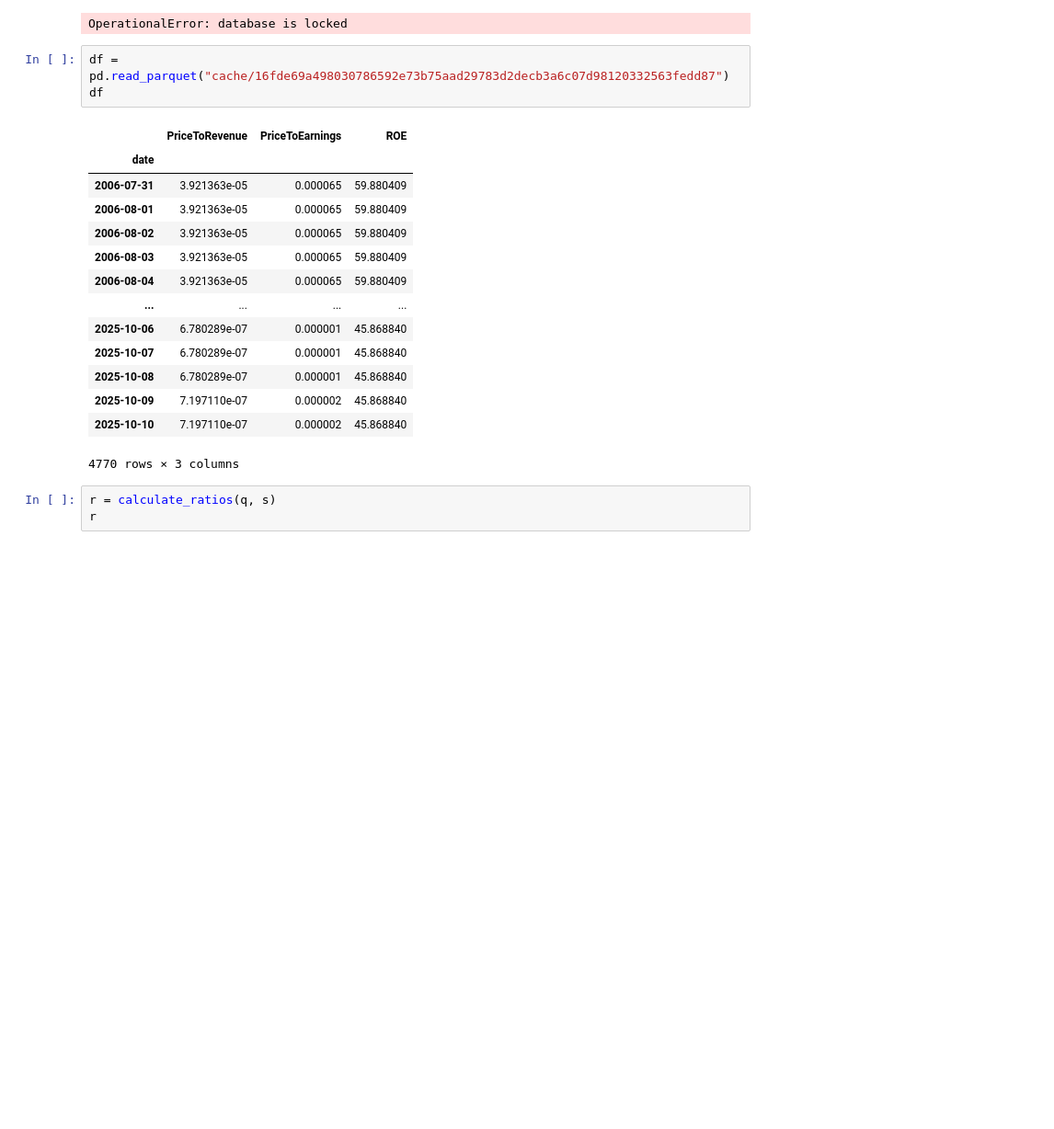
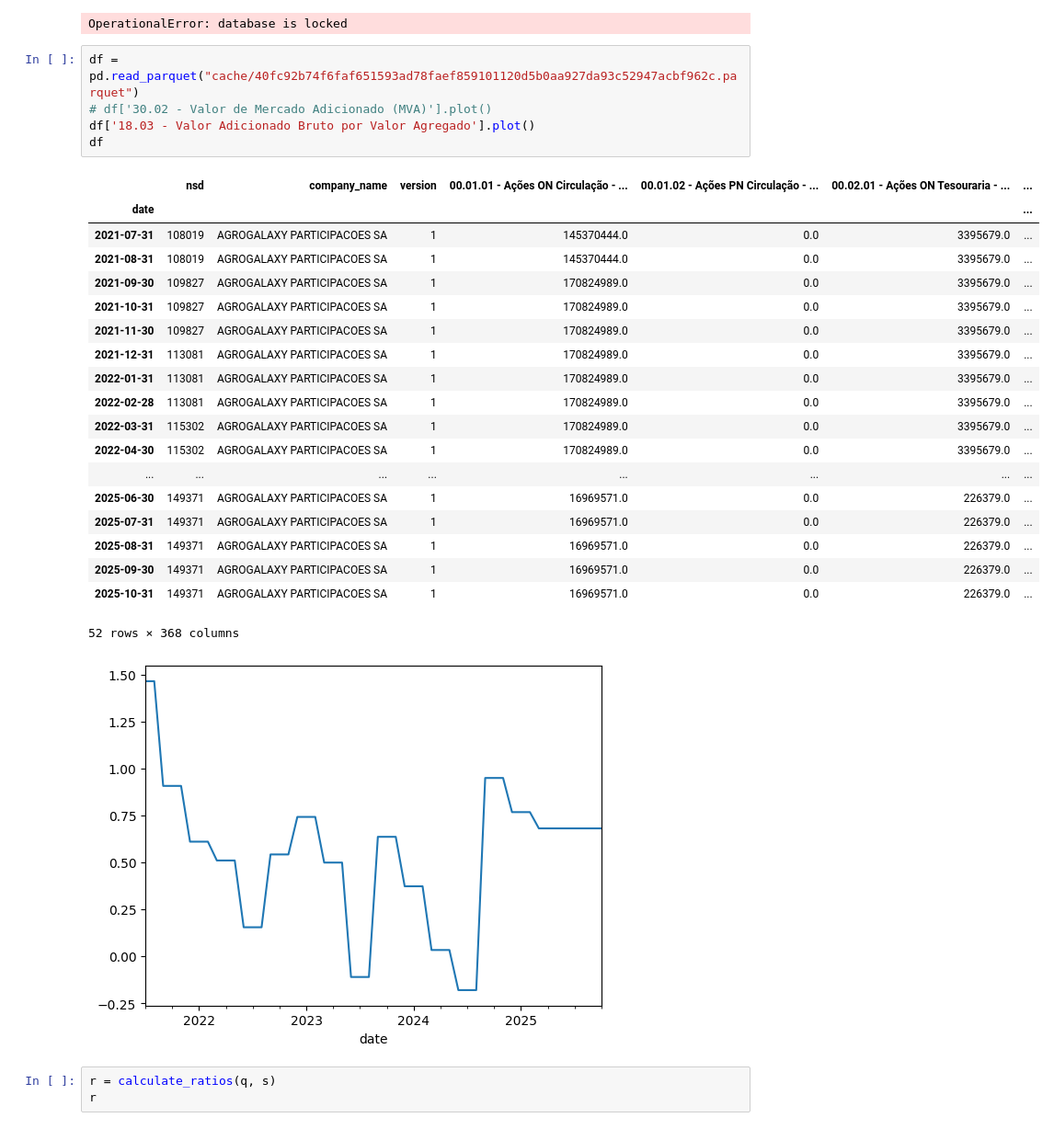
Before and after one commit to faustostangler/FLY, a Jupyter notebook: playgroung.ipynb, the cells around one changed output. Shown at 92% size. Drawn from its saved outputs; the diff is of its cells as text; blank space fills up the shorter version.

Commit message:
df cache processor

```diff
--- a/playgroung.ipynb
+++ b/playgroung.ipynb
@@ -1309,23 +1309,31 @@ df_ratios
 Cache MISS: 16fde69a498030786592e73b75aad29783d2decb3a6c07d98120332563fedd87
 OperationalError: database is locked
 # %%
-df = pd.read_parquet("cache/16fde69a498030786592e73b75aad29783d2decb3a6c07d98120332563fedd87")
+df = pd.read_parquet("cache/40fc92b74f6faf651593ad78faef859101120d5b0aa927da93c52947acbf962c.parquet")
+# df['30.02 - Valor de Mercado Adicionado (MVA)'].plot()
+df['18.03 - Valor Adicionado Bruto por Valor Agregado'].plot()
 df
 # %% [output]
-|  | PriceToRevenue | PriceToEarnings | ROE |
-| date |  |  |  |
-| 2006-07-31 | 3.921363e-05 | 0.000065 | 59.880409 |
-| 2006-08-01 | 3.921363e-05 | 0.000065 | 59.880409 |
-| 2006-08-02 | 3.921363e-05 | 0.000065 | 59.880409 |
-| 2006-08-03 | 3.921363e-05 | 0.000065 | 59.880409 |
-| 2006-08-04 | 3.921363e-05 | 0.000065 | 59.880409 |
-| ... | ... | ... | ... |
-| 2025-10-06 | 6.780289e-07 | 0.000001 | 45.868840 |
-| 2025-10-07 | 6.780289e-07 | 0.000001 | 45.868840 |
-| 2025-10-08 | 6.780289e-07 | 0.000001 | 45.868840 |
-| 2025-10-09 | 7.197110e-07 | 0.000002 | 45.868840 |
-| 2025-10-10 | 7.197110e-07 | 0.000002 | 45.868840 |
+|  | nsd | company_name | version | 00.01.01 - Ações ON Circulação - ... | 00.01.02 - Ações PN Circulação - ... | 00.02.01 - Ações ON Tesouraria - ... | ... |
+| date |  |  |  |  |  |  | ... |
+| 2021-07-31 | 108019 | AGROGALAXY PARTICIPACOES SA | 1 | 145370444.0 | 0.0 | 3395679.0 | ... |
+| 2021-08-31 | 108019 | AGROGALAXY PARTICIPACOES SA | 1 | 145370444.0 | 0.0 | 3395679.0 | ... |
+| 2021-09-30 | 109827 | AGROGALAXY PARTICIPACOES SA | 1 | 170824989.0 | 0.0 | 3395679.0 | ... |
+| 2021-10-31 | 109827 | AGROGALAXY PARTICIPACOES SA | 1 | 170824989.0 | 0.0 | 3395679.0 | ... |
+| 2021-11-30 | 109827 | AGROGALAXY PARTICIPACOES SA | 1 | 170824989.0 | 0.0 | 3395679.0 | ... |
+| 2021-12-31 | 113081 | AGROGALAXY PARTICIPACOES SA | 1 | 170824989.0 | 0.0 | 3395679.0 | ... |
+| 2022-01-31 | 113081 | AGROGALAXY PARTICIPACOES SA | 1 | 170824989.0 | 0.0 | 3395679.0 | ... |
+| 2022-02-28 | 113081 | AGROGALAXY PARTICIPACOES SA | 1 | 170824989.0 | 0.0 | 3395679.0 | ... |
+| 2022-03-31 | 115302 | AGROGALAXY PARTICIPACOES SA | 1 | 170824989.0 | 0.0 | 3395679.0 | ... |
+| 2022-04-30 | 115302 | AGROGALAXY PARTICIPACOES SA | 1 | 170824989.0 | 0.0 | 3395679.0 | ... |
+| ... | ... | ... | ... | ... | ... | ... | ... |
+| 2025-06-30 | 149371 | AGROGALAXY PARTICIPACOES SA | 1 | 16969571.0 | 0.0 | 226379.0 | ... |
+| 2025-07-31 | 149371 | AGROGALAXY PARTICIPACOES SA | 1 | 16969571.0 | 0.0 | 226379.0 | ... |
+| 2025-08-31 | 149371 | AGROGALAXY PARTICIPACOES SA | 1 | 16969571.0 | 0.0 | 226379.0 | ... |
+| 2025-09-30 | 149371 | AGROGALAXY PARTICIPACOES SA | 1 | 16969571.0 | 0.0 | 226379.0 | ... |
+| 2025-10-31 | 149371 | AGROGALAXY PARTICIPACOES SA | 1 | 16969571.0 | 0.0 | 226379.0 | ... |
-4770 rows × 3 columns
+52 rows × 368 columns
+[figure, added]
 # %%
 r = calculate_ratios(q, s)
 r
```
Also changed, not shown: 10 other files.
